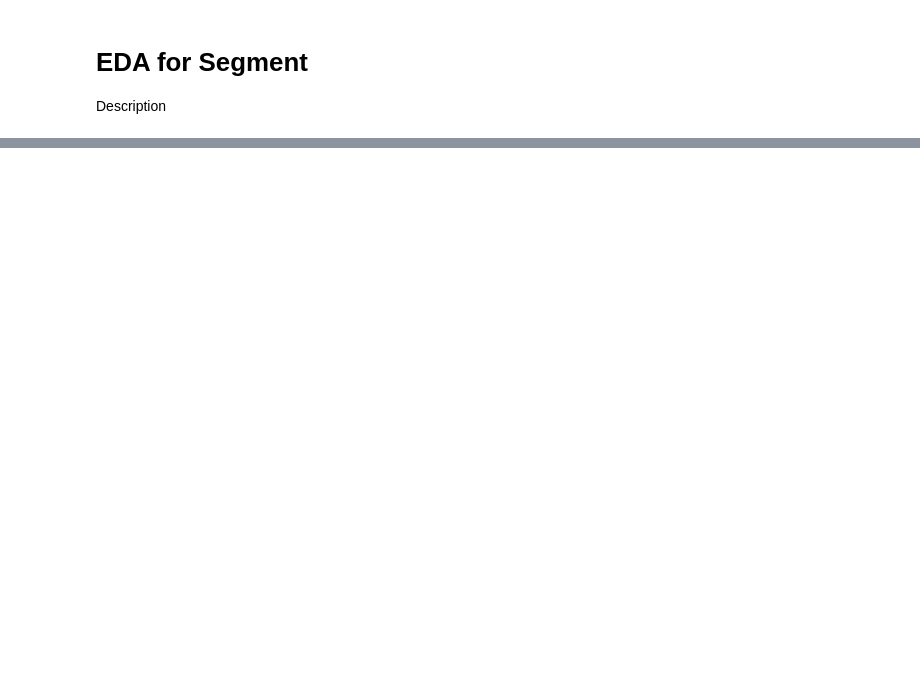
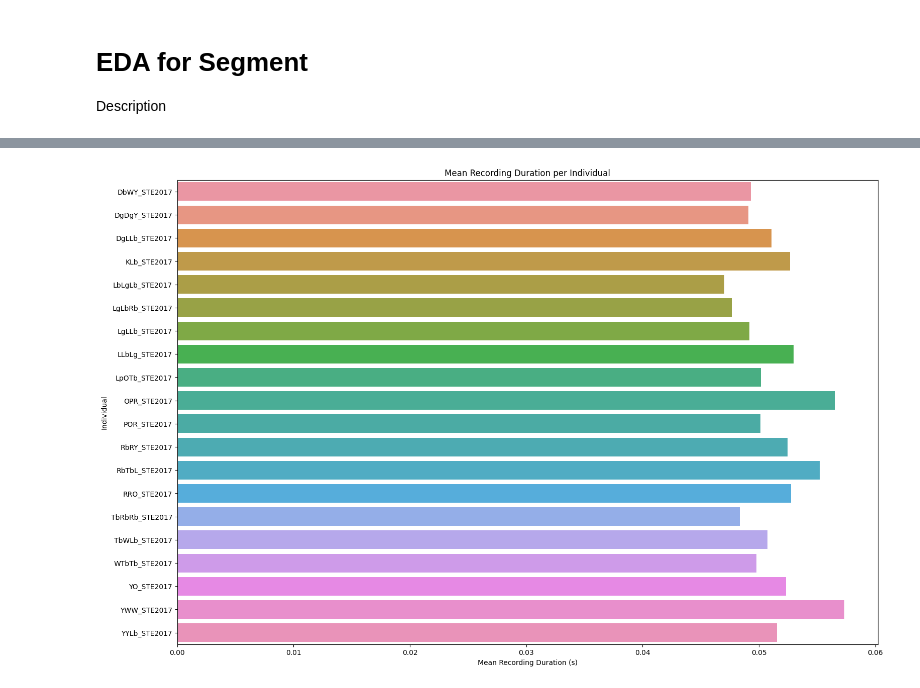
Before and after one commit to braycarlson/warbler, a Jupyter notebook: notebook/analysis/02 - segment.ipynb, the cells around one changed output, grey strips where cells are left out. Cells and saved outputs as stored; diff of their text form; code cells hidden in the pictures; blank space fills up the shorter version.

```diff
--- a/notebook/analysis/02 - segment.ipynb
+++ b/notebook/analysis/02 - segment.ipynb
@@ -138,17 +94,19 @@ plt.close()
 # %%
-durations = get_recording_mean_duration(dataframe)
+durations = get_segment_mean_duration(dataframe)
 
 fig, ax = plt.subplots(
     figsize=(18, 12)
 )
 
 ax.set_title('Mean Recording Duration per Individual')
 ax.set_xlabel('Mean Recording Duration (s)')
 ax.set_ylabel('Individual')
 
 sns.barplot(x=durations, y=folders, orient='h')
 plt.show()
 plt.close()
+# %% [output]
+[figure, added]
 # %%
 durations = get_segment_mean_duration(dataframe)
 
```
Also changed, not shown: parts of 6 cells of this notebook, 24 other files.
